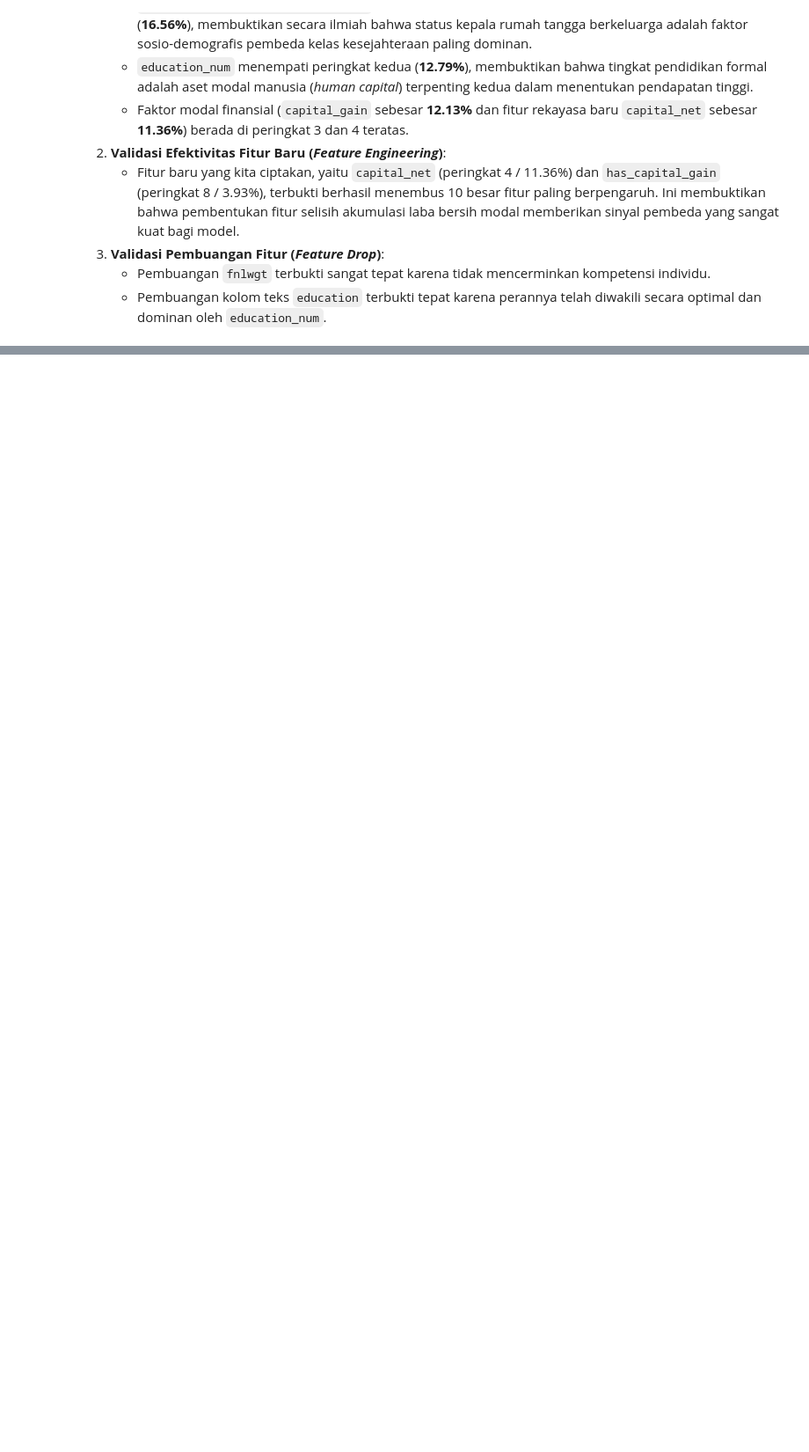
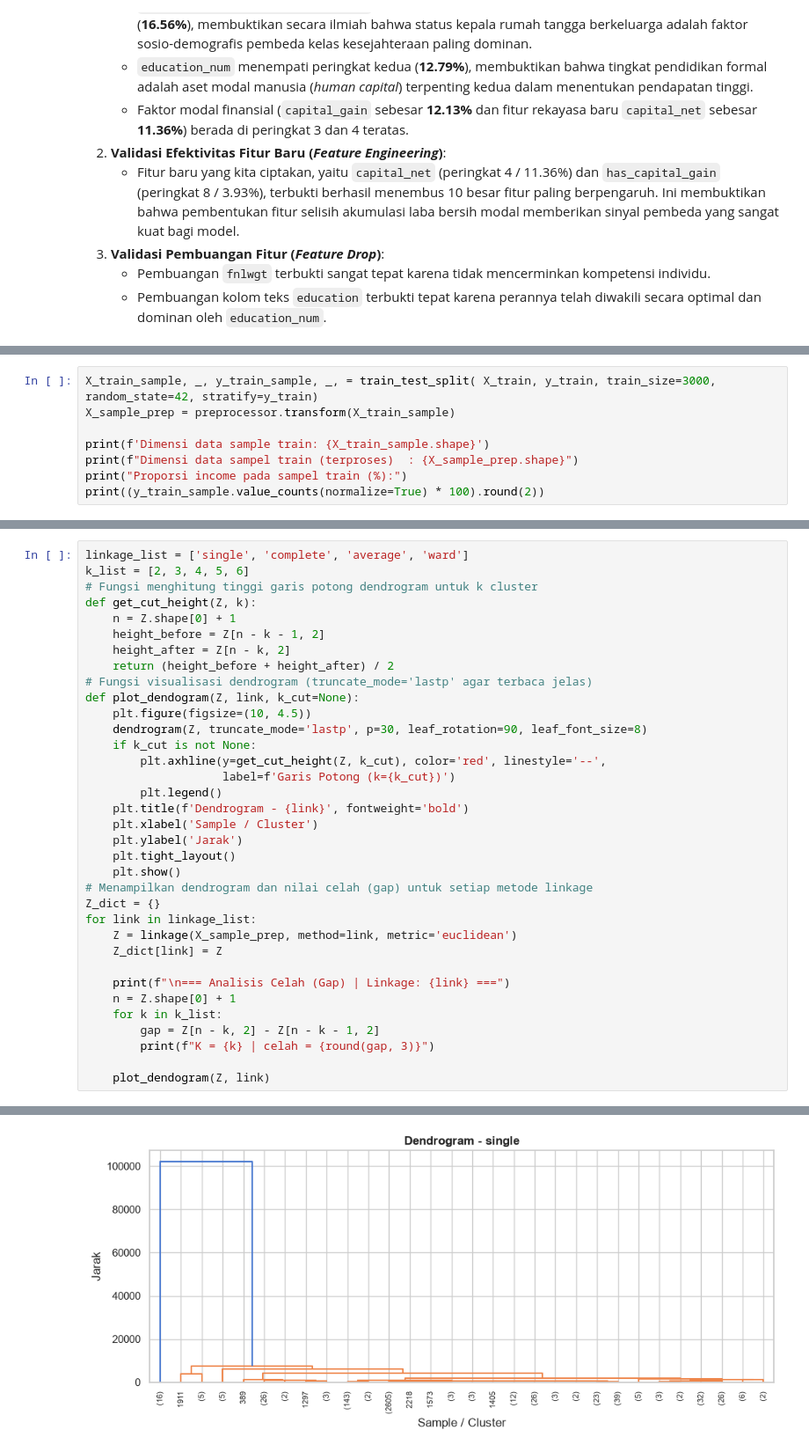
Before and after one commit to Dzikri-Ginoga/Segmentasi-Karakteristik-Tenaga-Kerja-Dewasa-untuk-Identifikasi-Pola-Kesejahteraan-Penduduk, a Jupyter notebook: DS_Projek.ipynb, the cells around one changed output, grey strips where cells are left out. Shown at 88% size. Saved outputs shown, nothing was run; the diff lists cells and outputs as text; blank space fills up the shorter version.

Commit message:
modelling: agglomerative clustering

```diff
--- a/DS_Projek.ipynb
+++ b/DS_Projek.ipynb
@@ -981,0 +1021,8 @@ Dataset latih (`X_train_resampled`, `y_train_resampled`) dan data uji (`X_test_p
+# %%
+X_train_sample, _, y_train_sample, _, = train_test_split( X_train, y_train, train_size=3000, random_state=42, stratify=y_train)
+X_sample_prep = preprocessor.transform(X_train_sample)
+
+print(f'Dimensi data sample train: {X_train_sample.shape}')
+print(f"Dimensi data sampel train (terproses)  : {X_sample_prep.shape}")
+print("Proporsi income pada sampel train (%):")
+print((y_train_sample.value_counts(normalize=True) * 100).round(2))
@@ -981,0 +1045,36 @@ Dataset latih (`X_train_resampled`, `y_train_resampled`) dan data uji (`X_test_p
+# %%
+linkage_list = ['single', 'complete', 'average', 'ward']
+k_list = [2, 3, 4, 5, 6]
+# Fungsi menghitung tinggi garis potong dendrogram untuk k cluster
+def get_cut_height(Z, k):
+    n = Z.shape[0] + 1
+    height_before = Z[n - k - 1, 2]
+    height_after = Z[n - k, 2]
+    return (height_before + height_after) / 2
+# Fungsi visualisasi dendrogram (truncate_mode='lastp' agar terbaca jelas)
+def plot_dendogram(Z, link, k_cut=None):
+    plt.figure(figsize=(10, 4.5))
+    dendrogram(Z, truncate_mode='lastp', p=30, leaf_rotation=90, leaf_font_size=8)
+    if k_cut is not None:
+        plt.axhline(y=get_cut_height(Z, k_cut), color='red', linestyle='--',
+                    label=f'Garis Potong (k={k_cut})')
+        plt.legend()
+    plt.title(f'Dendrogram - {link}', fontweight='bold')
+    plt.xlabel('Sample / Cluster')
+    plt.ylabel('Jarak')
+    plt.tight_layout()
+    plt.show()
+# Menampilkan dendrogram dan nilai celah (gap) untuk setiap metode linkage
+Z_dict = {}
+for link in linkage_list:
+    Z = linkage(X_sample_prep, method=link, metric='euclidean')
+    Z_dict[link] = Z
+
+    print(f"\n=== Analisis Celah (Gap) | Linkage: {link} ===")
+    n = Z.shape[0] + 1
+    for k in k_list:
+        gap = Z[n - k, 2] - Z[n - k - 1, 2]
+        print(f"K = {k} | celah = {round(gap, 3)}")
+
+    plot_dendogram(Z, link)
+# %% [output]
@@ -981,0 +1087 @@ Dataset latih (`X_train_resampled`, `y_train_resampled`) dan data uji (`X_test_p
+[figure, added]
```
Also changed, not shown: parts of 12 cells of this notebook.
